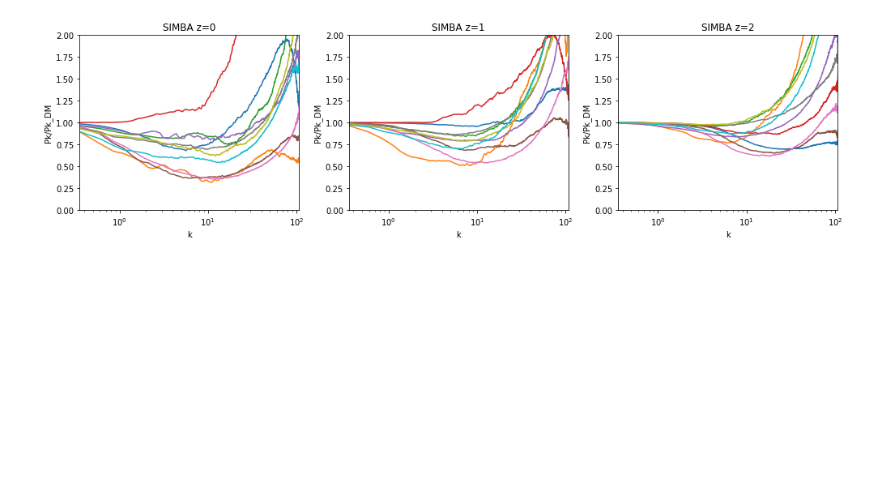
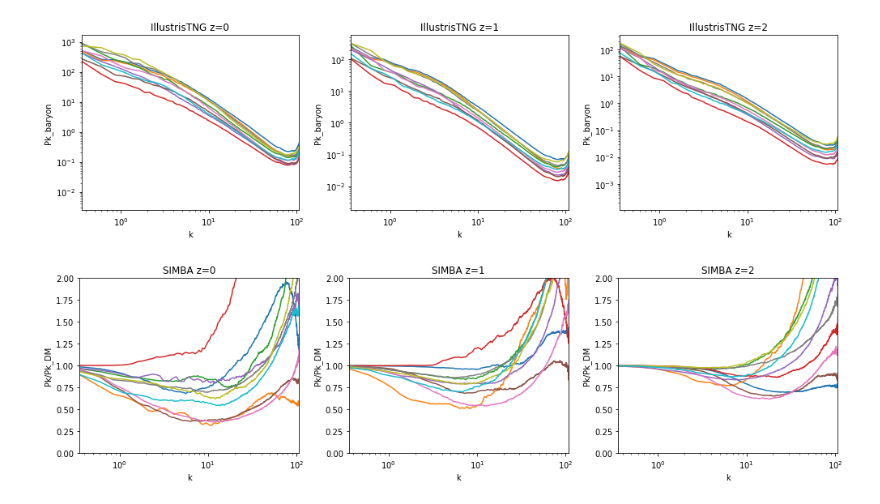
Before and after one commit to liuxx479/cosmo_dep_feedback, a Jupyter notebook: Pk_CAMELS.ipynb, the cells around one changed output. Drawn from its saved outputs; the diff is of its cells as text; code cells hidden in the pictures; blank space fills up the shorter version.

```diff
--- a/Pk_CAMELS.ipynb
+++ b/Pk_CAMELS.ipynb
@@ -26 +56,31 @@ home = '/global/homes/j/jialiu/cosmo_dep_feedback/'
+# %%
+ifolder = 'IllustrisTNG' #
+# k=np.load(home+'Pk/%s_k_m_z=0.00.npy'%(ifolder))
+k=np.load(home+'Pk/IllustrisTNG_k_m_z=0.00.npy')
+
+Pk_0 = np.load(home+'Pk/%s_Pk_m_z=0.00.npy'%(ifolder))
+Pk_DM_0 = np.load(home+'Pk/%s_DM_Pk_m_z=0.00.npy'%(ifolder))
+Pk_1 = np.load(home+'Pk/%s_Pk_m_z=1.05.npy'%(ifolder))
+Pk_DM_1 = np.load(home+'Pk/%s_DM_Pk_m_z=1.05.npy'%(ifolder))
+Pk_2 = np.load(home+'Pk/%s_Pk_m_z=2.00.npy'%(ifolder))
+Pk_DM_2 = np.load(home+'Pk/%s_DM_Pk_m_z=2.00.npy'%(ifolder))
+
+f, ax=subplots(1,3, figsize=(14,4))
+for i in range(10):
+    ax[0].plot(k, Pk_0[i])
+    ax[1].plot(k, Pk_1[i])
+    ax[2].plot(k, Pk_2[i])
+
+for j in range(3):
+    # ax[j].set_ylim(0, 2)
+    ax[j].set_xlim(k[0], k[-20])
+    ax[j].set_xscale('log')
+    ax[j].set_yscale('log')
+    ax[j].set_xlabel('k')
+    ax[j].set_ylabel('Pk_baryon')
+    ax[j].set_title('%s z=%i'%(ifolder,j))
+plt.tight_layout()
+show()
+# %% [output]
+[figure, added]
 # %%
```
Also changed, not shown: parts of 2 cells of this notebook.
